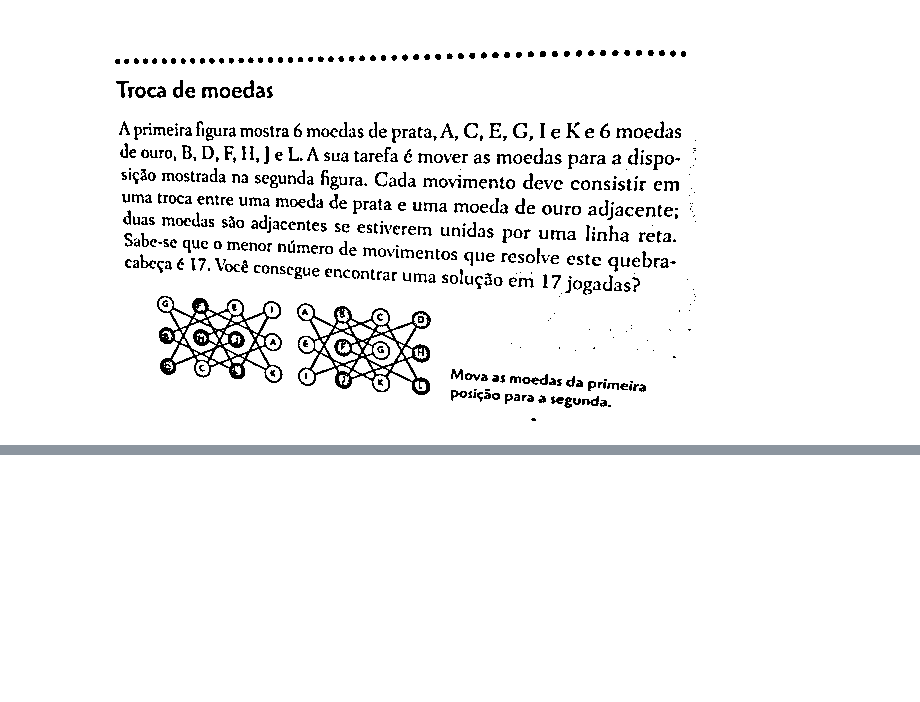
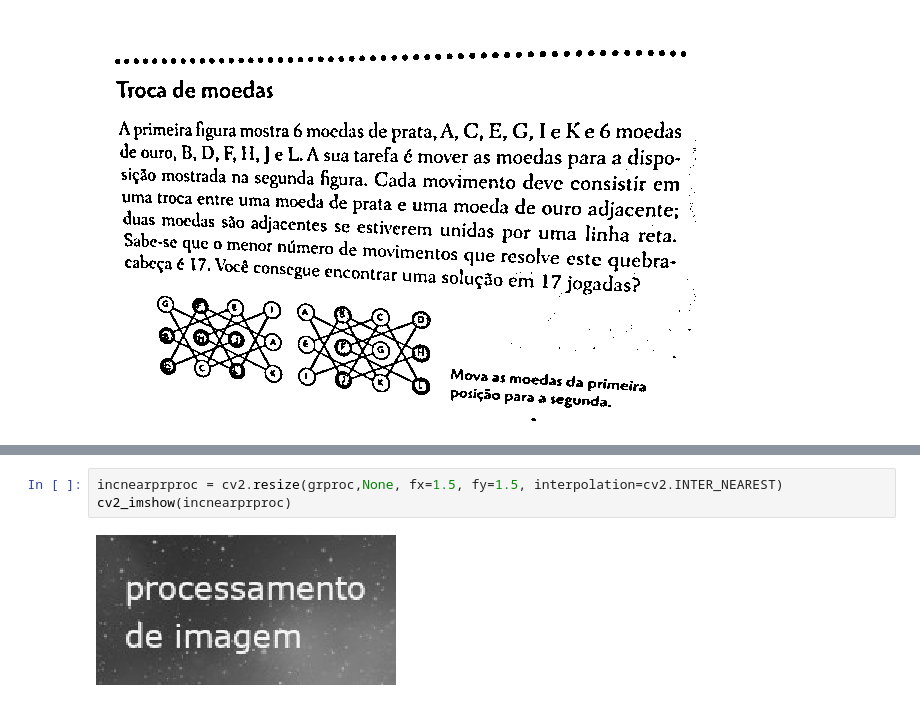
Before and after one commit to gopalbala/img-processing, a Jupyter notebook: preprocess.ipynb, the cells around one changed output, grey strips where cells are left out. Drawn from its saved outputs; the diff is of its cells as text; blank space fills up the shorter version.

```diff
--- a/preprocess.ipynb
+++ b/preprocess.ipynb
@@ -95,0 +170,5 @@ cv2_imshow(adpmean)
+# %%
+incnearprproc = cv2.resize(grproc,None, fx=1.5, fy=1.5, interpolation=cv2.INTER_NEAREST)
+cv2_imshow(incnearprproc)
+# %% [output]
+[figure, added]
```
Also changed, not shown: parts of 19 cells of this notebook.
